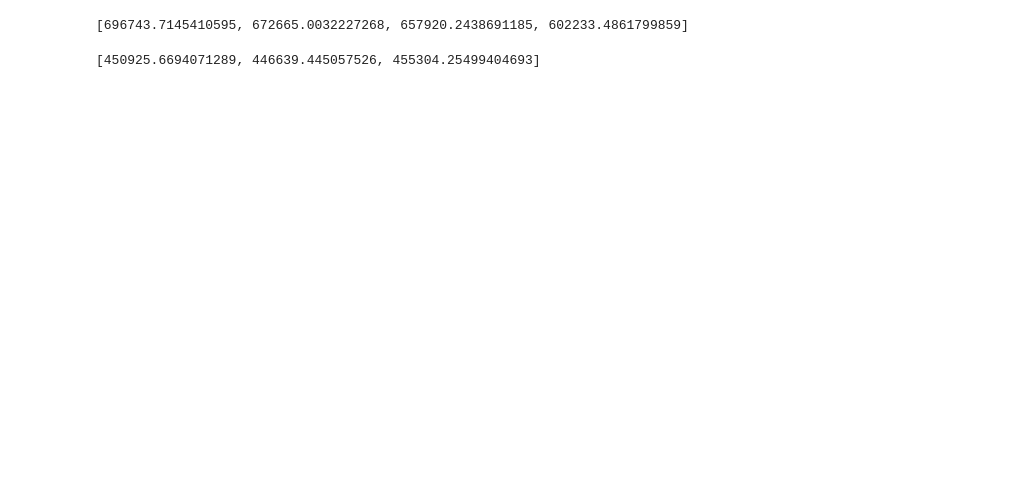
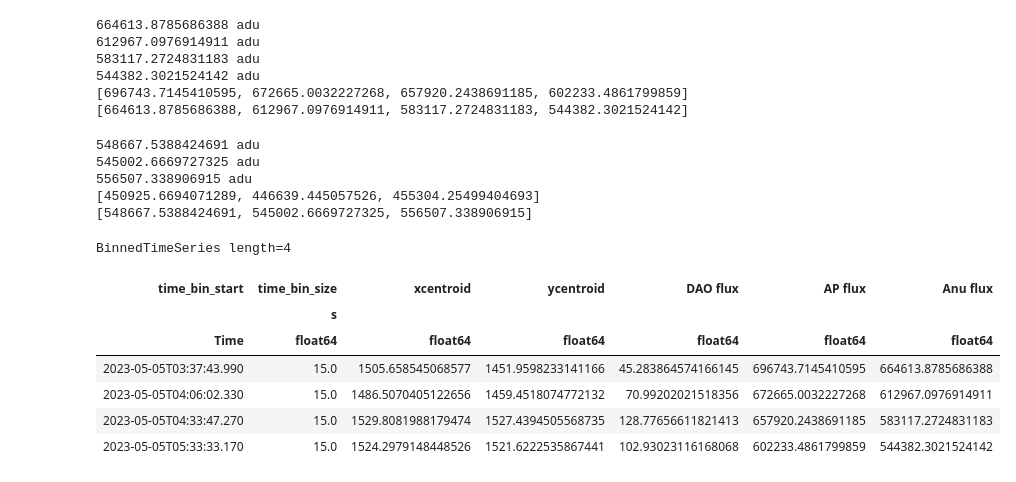
Before and after one commit to matt-ketk/astr-480, a Jupyter notebook: analysis/PhotometryPlayground.ipynb, the cells around one changed output. Cells and saved outputs as stored; diff of their text form; code cells hidden in the pictures; blank space fills up the shorter version.

```diff
--- a/analysis/PhotometryPlayground.ipynb
+++ b/analysis/PhotometryPlayground.ipynb
@@ -55,14 +61,25 @@ def get_aperture_fluxes(images_dir, image_dim=(3056, 3056), r=50.0):
 # %%
-tzboo_fluxes = get_aperture_fluxes(tz_boo_reduced)
-tzboo_fluxes
+tzboo_apt, tzboo_anu = get_aperture_fluxes(tz_boo_reduced)
+print(tzboo_apt)
+print(tzboo_anu)
 # %% [output]
+664613.8785686388 adu
+612967.0976914911 adu
+583117.2724831183 adu
+544382.3021524142 adu
 [696743.7145410595, 672665.0032227268, 657920.2438691185, 602233.4861799859]
+[664613.8785686388, 612967.0976914911, 583117.2724831183, 544382.3021524142]
 # %%
-cccom_fluxes = get_aperture_fluxes(cc_com_reduced)
+cccom_apt, cccom_anu = get_aperture_fluxes(cc_com_reduced)
 # cccom_fluxes.write('./results/cccom_DAOresults.csv')
-cccom_fluxes
+print(cccom_apt)
+print(cccom_anu)
 # %% [output]
+548667.5388424691 adu
+545002.6669727325 adu
+556507.338906915 adu
 [450925.6694071289, 446639.445057526, 455304.25499404693]
+[548667.5388424691, 545002.6669727325, 556507.338906915]
 # %%
 tzboo_DAO = BinnedTimeSeries.read(
     './results/tzboo_DAOresults.csv',
@@ -70,9 +87,22 @@ tzboo_DAO = BinnedTimeSeries.read(
     time_bin_size_column='time_bin_size',
     time_bin_size_unit=u.s
 )
-apflux_col = Column(name='AP flux', data=tzboo_fluxes)
+apflux_col = Column(name='AP flux', data=tzboo_apt)
+anflux_col = Column(name='Anu flux', data=tzboo_anu)
 tzboo_DAO.add_column(apflux_col)
-tzboo_DAO.write('./results/tzboo_results.csv')
+tzboo_DAO.add_column(anflux_col)
+tzboo_DAO.write('./results/tzboo_results.csv', overwrite=True)
+# %%
+tzboo_DAO
+# %% [output]
+BinnedTimeSeries length=4
+| time_bin_start | time_bin_size | xcentroid | ycentroid | DAO flux | AP flux | Anu flux |
+|  | s |  |  |  |  |  |
+| Time | float64 | float64 | float64 | float64 | float64 | float64 |
+| 2023-05-05T03:37:43.990 | 15.0 | 1505.658545068577 | 1451.9598233141166 | 45.283864574166145 | 696743.7145410595 | 664613.8785686388 |
+| 2023-05-05T04:06:02.330 | 15.0 | 1486.5070405122656 | 1459.4518074772132 | 70.99202021518356 | 672665.0032227268 | 612967.0976914911 |
+| 2023-05-05T04:33:47.270 | 15.0 | 1529.8081988179474 | 1527.4394505568735 | 128.77656611821413 | 657920.2438691185 | 583117.2724831183 |
+| 2023-05-05T05:33:33.170 | 15.0 | 1524.2979148448526 | 1521.6222535867441 | 102.93023116168068 | 602233.4861799859 | 544382.3021524142 |
 # %%
 cccom_DAO = BinnedTimeSeries.read(
     './results/cccom_DAOresults.csv',
```
Also changed, not shown: parts of 5 cells of this notebook, 3 other files.
